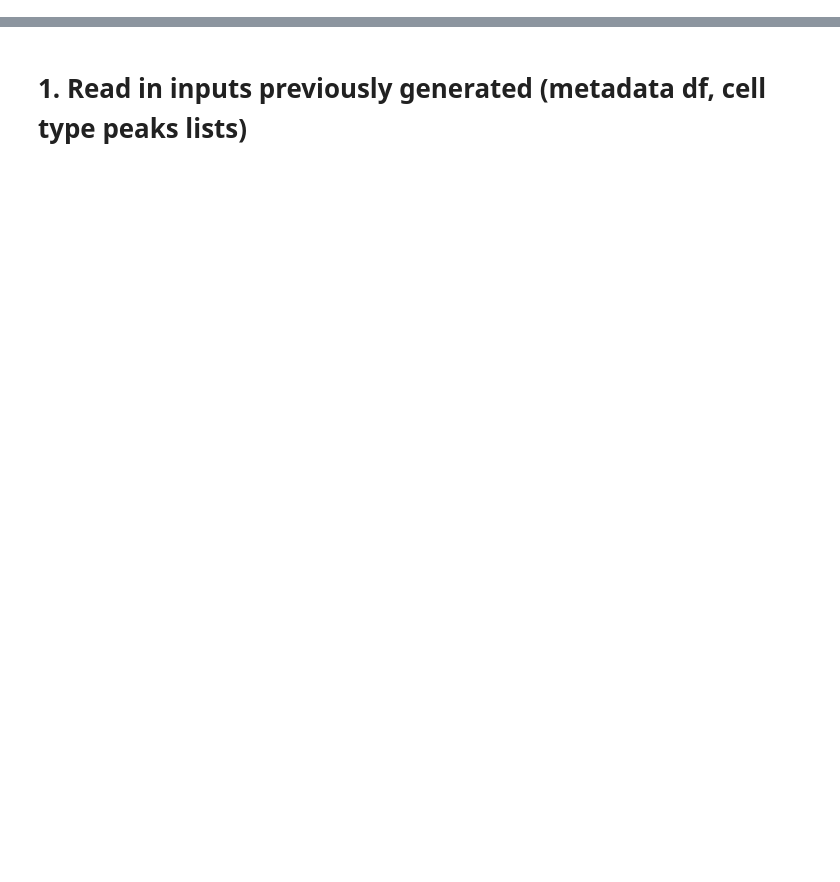
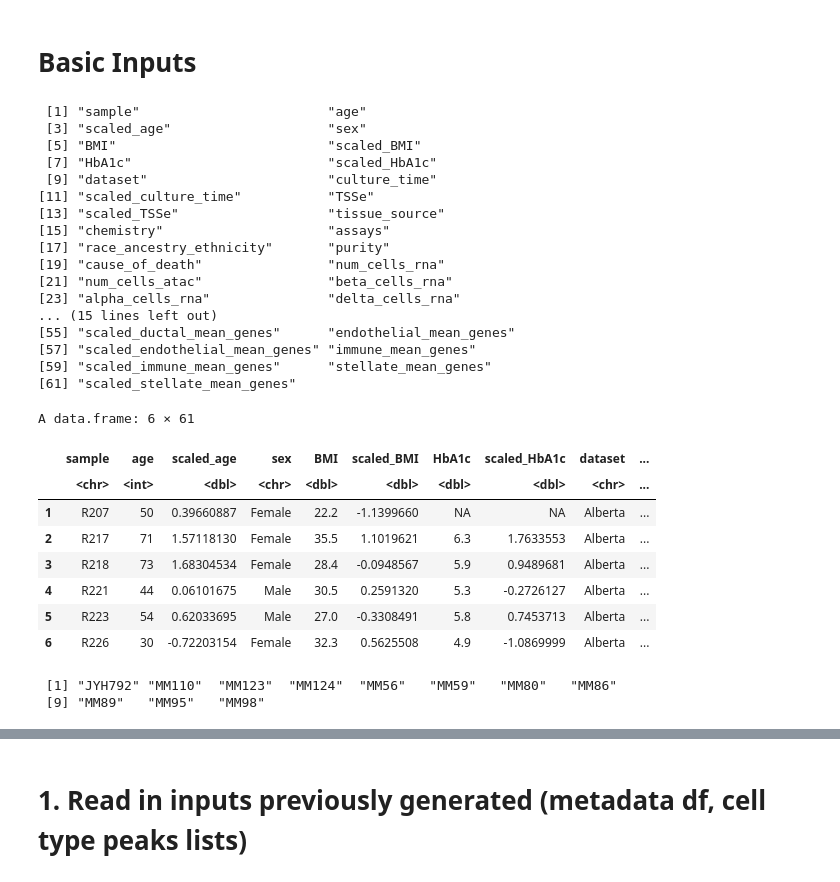
Before and after one commit to Gaulton-Lab/non-diabetic-islet-multiomics, a Jupyter notebook: code/2_Phenotype_associations/5a_ATAC_associations_combined.ipynb, the cells around one changed output, grey strips where cells are left out. Cells and saved outputs as stored; diff of their text form; code cells hidden in the pictures; blank space fills up the shorter version.

Commit message:
Update phenotype association notebooks

```diff
--- a/code/2_Phenotype_associations/5a_ATAC_associations_combined.ipynb
+++ b/code/2_Phenotype_associations/5a_ATAC_associations_combined.ipynb
@@ -50,0 +25,50 @@ names(colors) <- joint_celltypes
+# %% [markdown]
+# Basic Inputs
+# %%
+overall_outdir <- '/nfs/lab/projects/multiomic_islet/outputs/revisions_outputs/trait_associations'
+outdir <- file.path(overall_outdir,'trait_associations')
+# %%
+#read in donor metadata and get lists of samples per study
+meta_fp <- file.path(outdir, 'all_datasets_donor_combined_metadata_ATAC_fin.tsv')
+meta <- read.table(meta_fp, sep='\t', header=1) %>%
+            subset(dataset %in% c('Alberta','HPAP','Wang')) %>%
+            subset(dataset!='Wang' | assays!='Multiome')
+
+colnames(meta)
+head(meta)
+
+alberta_samples <- subset(meta, dataset=='Alberta') %>% pull(sample)
+# hpap_rna_samples <- subset(meta, dataset=='HPAP' & grepl('RNA',assays)) %>% pull(sample)
+hpap_atac_samples <- subset(meta, dataset=='HPAP' & grepl('ATAC',assays)) %>% pull(sample)
+# qadir_samples <- subset(meta, dataset=='Qadir') %>% pull(sample)
+wang_samples <- subset(meta, dataset=='Wang') %>% pull(sample)
+wang_samples
+# %% [output]
+ [1] "sample"                        "age"
+ [3] "scaled_age"                    "sex"
+ [5] "BMI"                           "scaled_BMI"
+ [7] "HbA1c"                         "scaled_HbA1c"
+ [9] "dataset"                       "culture_time"
+[11] "scaled_culture_time"           "TSSe"
+[13] "scaled_TSSe"                   "tissue_source"
+[15] "chemistry"                     "assays"
+[17] "race_ancestry_ethnicity"       "purity"
+[19] "cause_of_death"                "num_cells_rna"
+[21] "num_cells_atac"                "beta_cells_rna"
+[23] "alpha_cells_rna"               "delta_cells_rna"
+... (15 lines left out)
+[55] "scaled_ductal_mean_genes"      "endothelial_mean_genes"
+[57] "scaled_endothelial_mean_genes" "immune_mean_genes"
+[59] "scaled_immune_mean_genes"      "stellate_mean_genes"
+[61] "scaled_stellate_mean_genes"
+A data.frame: 6 × 61
+|  | sample | age | scaled_age | sex | BMI | scaled_BMI | HbA1c | scaled_HbA1c | dataset | ... |
+|  | <chr> | <int> | <dbl> | <chr> | <dbl> | <dbl> | <dbl> | <dbl> | <chr> | ... |
+| 1 | R207 | 50 | 0.39660887 | Female | 22.2 | -1.1399660 | NA | NA | Alberta | ... |
+| 2 | R217 | 71 | 1.57118130 | Female | 35.5 | 1.1019621 | 6.3 | 1.7633553 | Alberta | ... |
+| 3 | R218 | 73 | 1.68304534 | Female | 28.4 | -0.0948567 | 5.9 | 0.9489681 | Alberta | ... |
+| 4 | R221 | 44 | 0.06101675 | Male | 30.5 | 0.2591320 | 5.3 | -0.2726127 | Alberta | ... |
+| 5 | R223 | 54 | 0.62033695 | Male | 27.0 | -0.3308491 | 5.8 | 0.7453713 | Alberta | ... |
+| 6 | R226 | 30 | -0.72203154 | Female | 32.3 | 0.5625508 | 4.9 | -1.0869999 | Alberta | ... |
+ [1] "JYH792" "MM110"  "MM123"  "MM124"  "MM56"   "MM59"   "MM80"   "MM86"
+ [9] "MM89"   "MM95"   "MM98"
```
Also changed, not shown: parts of 33 cells of this notebook, 12 other files.
